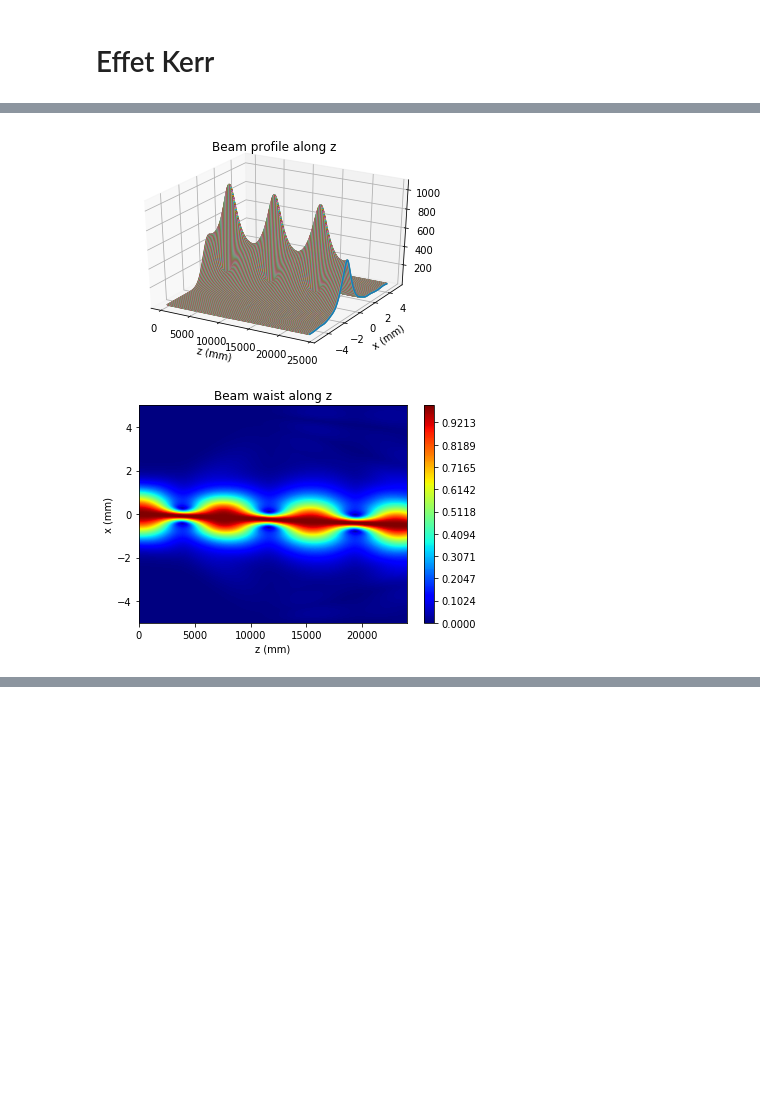
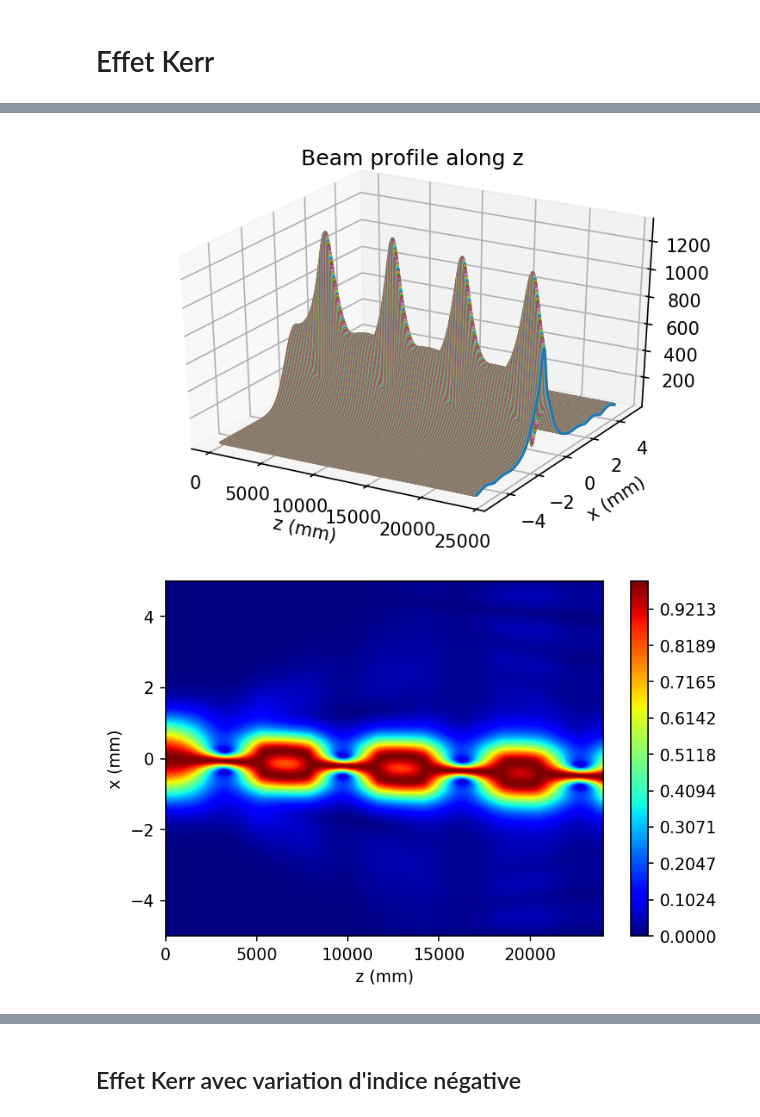
Before and after one commit to dvdturg/Phys_num, a Jupyter notebook: Travail long/TP_long_Legare_Parrot_Turgeon.ipynb, the cells around one changed output, grey strips where cells are left out. Saved outputs shown, nothing was run; the diff lists cells and outputs as text; code cells hidden in the pictures; blank space fills up the shorter version.

```diff
--- a/Travail long/TP_long_Legare_Parrot_Turgeon.ipynb
+++ b/Travail long/TP_long_Legare_Parrot_Turgeon.ipynb
@@ -173,7 +350,7 @@ from matplotlib.ticker import LinearLocator, FormatStrFormatter
 # %%
 n0 = 1.5
 n2 = 0.01
-N = 255 # Samplig number
+N = 500 # Samplig number
 L = 20e-3 # Length of back round
 Ld = 0.633e-6/n0  # Wavelength
 k0 = 2*np.pi/Ld # wavenumber
@@ -188,10 +365,10 @@ y = np.zeros(N+1)
 Ky = np.zeros(N+1)
 for m in range(N+1):
     x[m] = (m)*dx-L/2
-    Kx[m] = (2*np.pi*(m))/(N*dx)-((2*np.pi*(256-1))/(N*dx))/2
+    Kx[m] = (2*np.pi*(m))/(N*dx)-((2*np.pi*(N))/(N*dx))/2
 for n in range(N+1):
     y[n] = (n)*dx-L/2
-    Ky[n] = (2*np.pi*(n))/(N*dx)-((2*np.pi*(256-1))/(N*dx))/2
+    Ky[n] = (2*np.pi*(n))/(N*dx)-((2*np.pi*(N))/(N*dx))/2
 
 X,Y = np.meshgrid(x,y)
 KX,KY = np.meshgrid(Kx,Ky)
@@ -272,5 +449,15 @@ ax.set_ylabel("x (mm)")
 ax.set_title("Beam waist along z")
 fig.colorbar(im, ax=ax)
 plt.show()
+
+
+fig, ax = plt.subplots()
+for i in range(nl):
+    A[i] = max(abs(Gau_pro[:,i]))
+ax.plot(z, A/max(A))
+ax.set_xlabel("z (mm)")
+ax.set_ylabel("Amplitude normalisée [-]")
+ax.set_title("Peak amplitude along z")
+plt.show()
 # %% [output]
 [figure]
@@ -305,9 +493,9 @@ x = np.zeros(N+1)
 Kx = np.zeros(N+1)
 for m in range(N+1):
     x[m] = (m)*dx-L/2
-    Kx[m] = (2*np.pi*(m))/(N*dx)-((2*np.pi*(N))/(N*dx))/2
+    Kx[m] = (2*np.pi*(m))/(L)-((np.pi*(N))/(L))
 
-A = 0.9
+A = 1
 Gau_ini = A*(1/(w0*np.pi**0.5))*np.exp(-(x**2)/(w0**2))
 Energy_ini = dx*sum(abs(Gau_ini)**2)
 
@@ -334,14 +522,14 @@ x *= 1e3
 z *= 1e3
 # %%
 fig, ax = plt.subplots()
-ax.plot(x,abs(Gau_ini))
+ax.plot(x,abs(Gau_ini)/np.amax(abs(Gau_ini)))
 ax.set_xlabel("x (mm)")
 ax.set_ylabel("Amplitude")
 ax.set_title("Initial Beam")
 plt.show()
 
 fig, ax = plt.subplots()
-ax.plot(x,abs(Gau))
+ax.plot(x,abs(Gau)/max(abs(Gau)))
 ax.set_xlabel("x (mm)")
 ax.set_ylabel("Amplitude")
 ax.set_title("Propagated Beam")
@@ -366,7 +554,7 @@ N_Gau_pro = np.dot(abs(Gau_pro),B)
 im = ax.contourf(z,x,N_Gau_pro,np.linspace(0,np.amax(abs(N_Gau_pro)),N),cmap = "jet")
 ax.set_xlabel("z (mm)")
 ax.set_ylabel("x (mm)")
-ax.set_title("Beam waist along z")
+#ax.set_title("Beam waist along z")
 fig.colorbar(im, ax=ax)
 plt.show()
 
@@ -374,9 +562,9 @@ plt.show()
 fig, ax = plt.subplots()
 for i in range(nl):
     A[i] = max(abs(Gau_pro[:,i]))
-ax.plot(z, A)
+ax.plot(z, A/max(A))
 ax.set_xlabel("z (mm)")
-ax.set_ylabel("Amplitude")
-ax.set_title("Peak amplitude along z")
+ax.set_ylabel("Amplitude normalisée [-]")
+#ax.set_title("Peak amplitude along z")
 plt.show()
 # %% [output]
@@ -385,2 +573,2 @@ plt.show()
-[figure, old version]
+[figure, new version]
-[figure, old version]
+[figure, new version]
@@ -387,0 +576,2 @@ plt.show()
+# %% [markdown]
+## Effet Kerr avec variation d'indice négative
```
Also changed, not shown: parts of 14 cells of this notebook, 12 other files.
